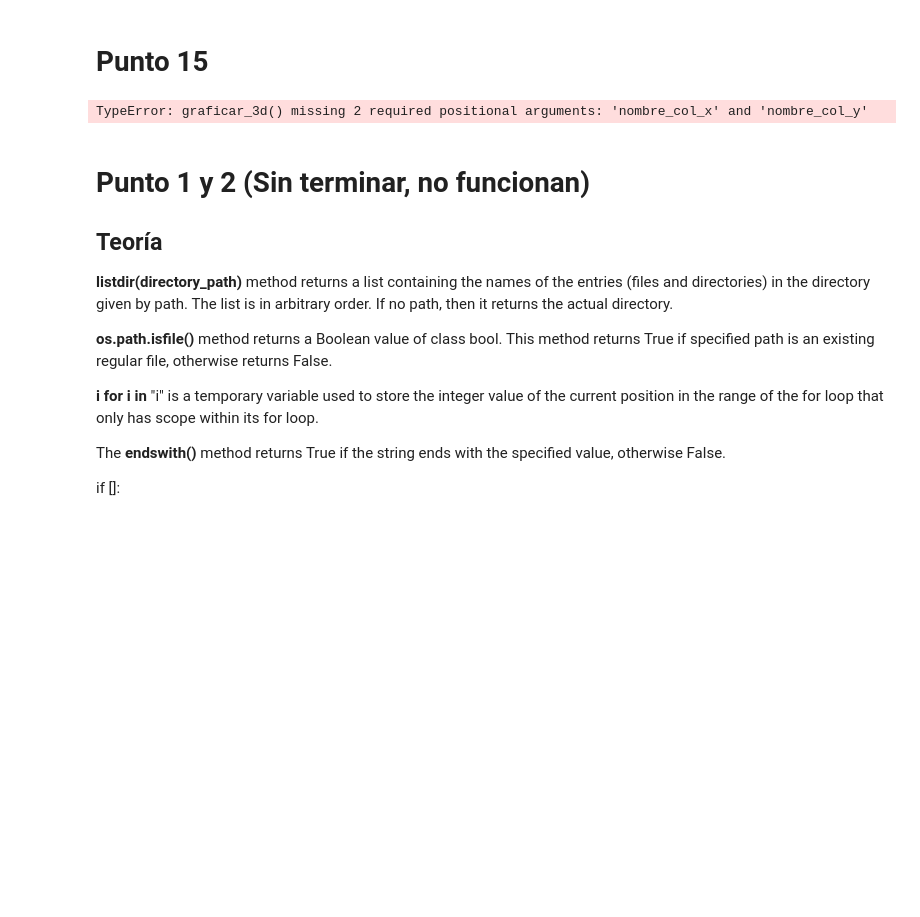
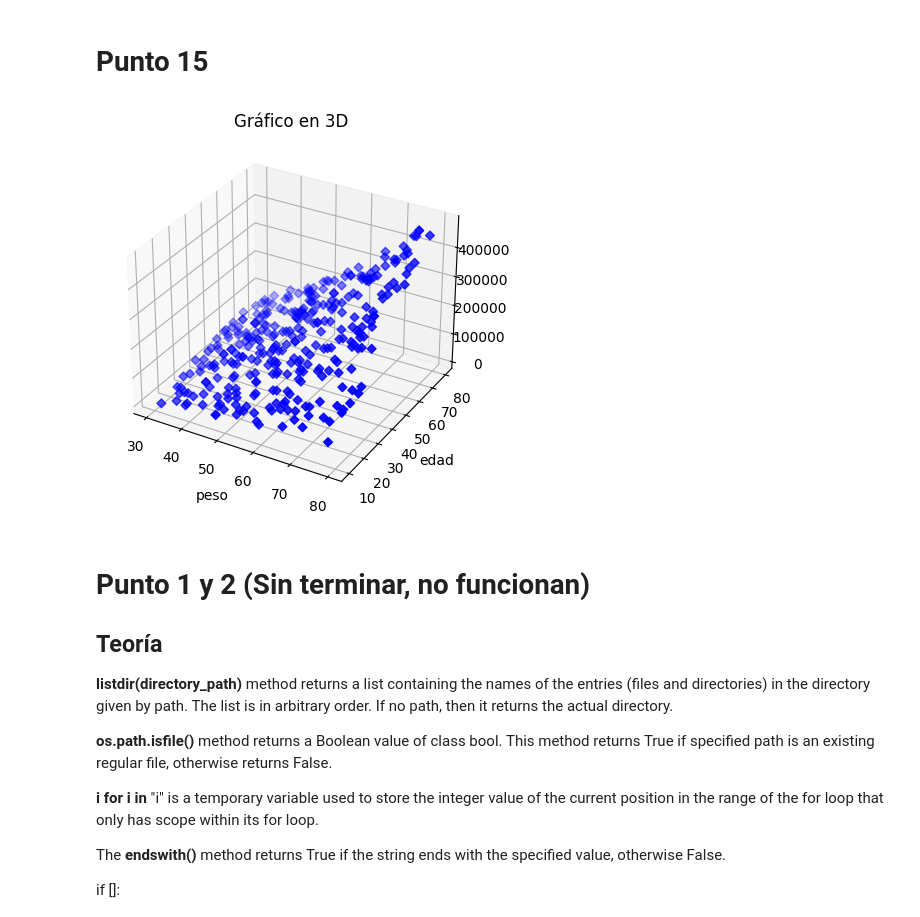
Before and after one commit to JorgeLJimenez/Parcial2, a Jupyter notebook: Parcial2.ipynb, the cells around one changed output. Drawn from its saved outputs; the diff is of its cells as text; code cells hidden in the pictures; blank space fills up the shorter version.

```diff
--- a/Parcial2.ipynb
+++ b/Parcial2.ipynb
@@ -115,35 +115,35 @@ def graficar_3d(funcion, nombre_col_x, nombre_col_y):
     y el nombre las columnas correspondientes a los valores x - y
     Hace uso de la función generar_tabla_prueba() para crear una tabla con valores aleatorios
     a modo de prueba del método
     """
     tabla = generar_tabla_prueba(325)#numero de pares ordenados o valores en la gráfica 3d
     #Se obtienen los valores correspondientes a las columnas indicadas por el usuario
     col_x = tabla[nombre_col_x]
     col_y = tabla[nombre_col_y]
 
     ### La función map() permite aplicar lambda a cada elemnto (x, y) ###
     ### De esta forma se genera el eje z ###
     col_z = list(map(funcion,col_x,col_y))
     ### Se crea la figura ###
     fig = plt.figure()
     ### Se crea el plano en 3D ###
     plano = fig.add_subplot(111, projection='3d')
 
     ### Se agregan los valores correspondiientes a cada eje ###
     ### c indica el color (b = blue) marker la forma en la que se marcan los puntos (D = diamantes)
     plano.scatter(col_x, col_y, col_z, c='b', marker='D')
 
     ### Se indica el nombre de los ejes y el título ###
     plt.xlabel(nombre_col_x)
     plt.ylabel(nombre_col_y)
     plt.title('Gráfico en 3D')
 
     plt.show() # Se muestra el gráfico creado ###
 
     #parte punto 15
-graficar_3d((lambda x,y:y*x**2+),'peso','edad')#aca se ingresa la funcion matemática en X y Y
+graficar_3d((lambda x,y:y*x**2),'peso','edad')#aca se ingresa la funcion matemática en X y Y
 # %% [output]
-TypeError: graficar_3d() missing 2 required positional arguments: 'nombre_col_x' and 'nombre_col_y'
+[figure, added]
 # %% [markdown]
 # Punto 1 y 2 (Sin terminar, no funcionan)
 
```
Also changed, not shown: parts of 2 cells of this notebook.
